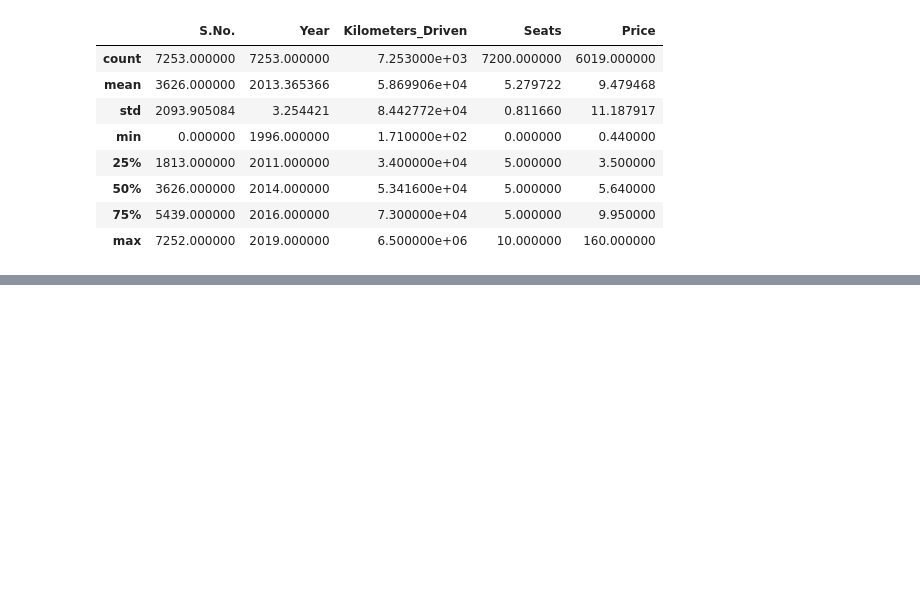
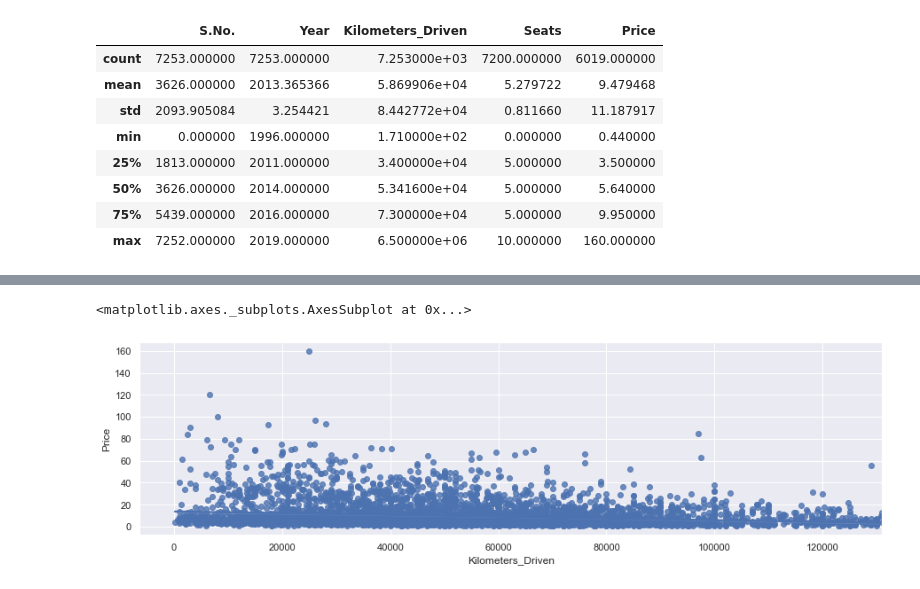
Before and after one commit to KyLarson-Research/Cars4U, a Jupyter notebook: Cars4U.ipynb, the cells around one changed output, grey strips where cells are left out. Cells and saved outputs as stored; diff of their text form; code cells hidden in the pictures; blank space fills up the shorter version.

```diff
--- a/Cars4U.ipynb
+++ b/Cars4U.ipynb
@@ -27,0 +90,13 @@ used_cars_data.describe()
+# %%
+#getting rid of the outliers:
+
+outliers, used_cars_minus_outliers  = [x for _, x in used_cars_data.groupby(used_cars_data['Kilometers_Driven'] < 131500)]
+
+#plotting:
+plt.figure(figsize=(15,4))
+sns.regplot(data=used_cars_minus_outliers, x="Kilometers_Driven", y="Price")
+# it seems that it would be appropriate to apply a relatonship to all cars under 131500
+# for the reason that the rest are outliers
+# %% [output]
+<matplotlib.axes._subplots.AxesSubplot at 0x...>
+[figure, added]
```
Also changed, not shown: parts of 8 cells of this notebook.
